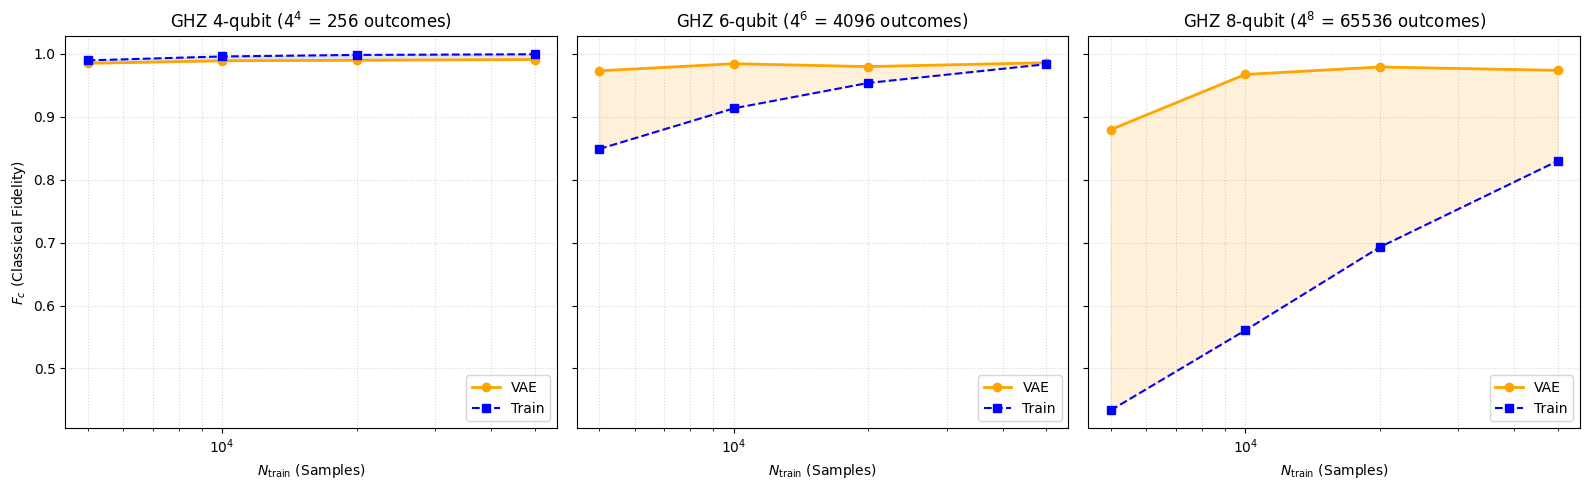
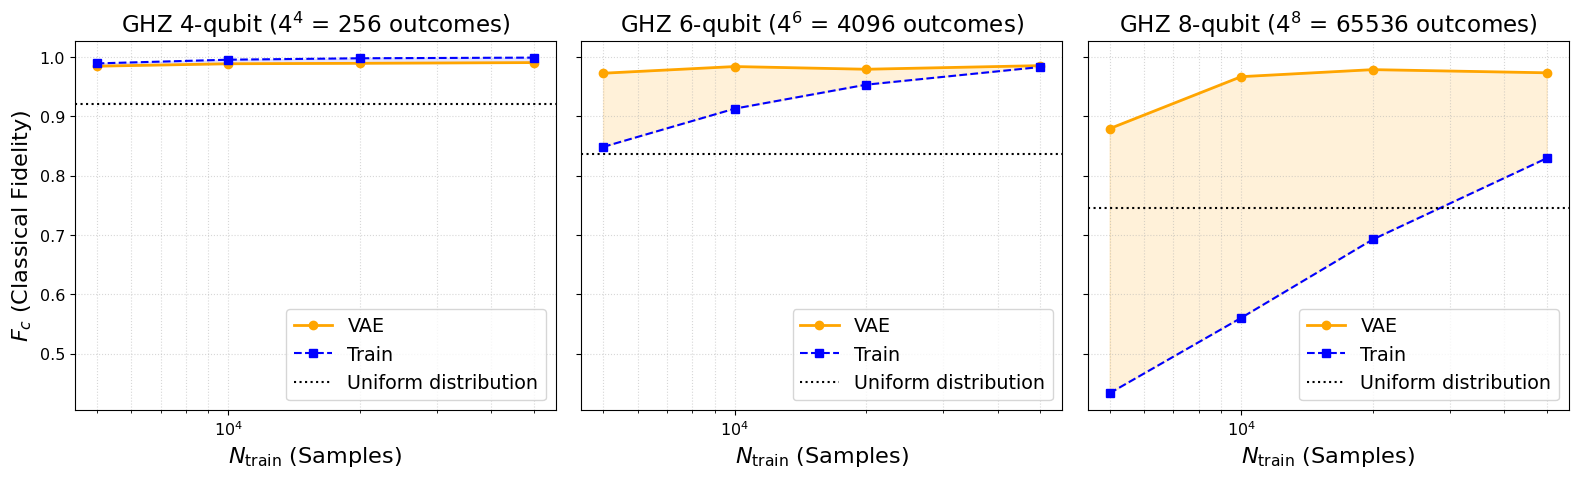
Code edit (unified diff) that turned the first committed figure into the second:
--- before
+++ after
@@ -27,4 +27,5 @@
     
     # -- single plot config --
+    ax.axhline(y=random_fidelity[idx], color='black', linestyle=':', label='Uniform distribution')
     ax.set_xscale('log')
     ax.set_xlabel('$N_{\\text{train}}$ (Samples)')
@@ -40,5 +41,5 @@
 
 # -- save fig --
-fig.savefig(FIGS_DIR / 'VAE_scalability.svg', bbox_inches='tight')
+# fig.savefig(FIGS_DIR / 'VAE_scalability.svg', bbox_inches='tight')
 
 plt.show()

Commit: adjustments in dim/scale for report plots